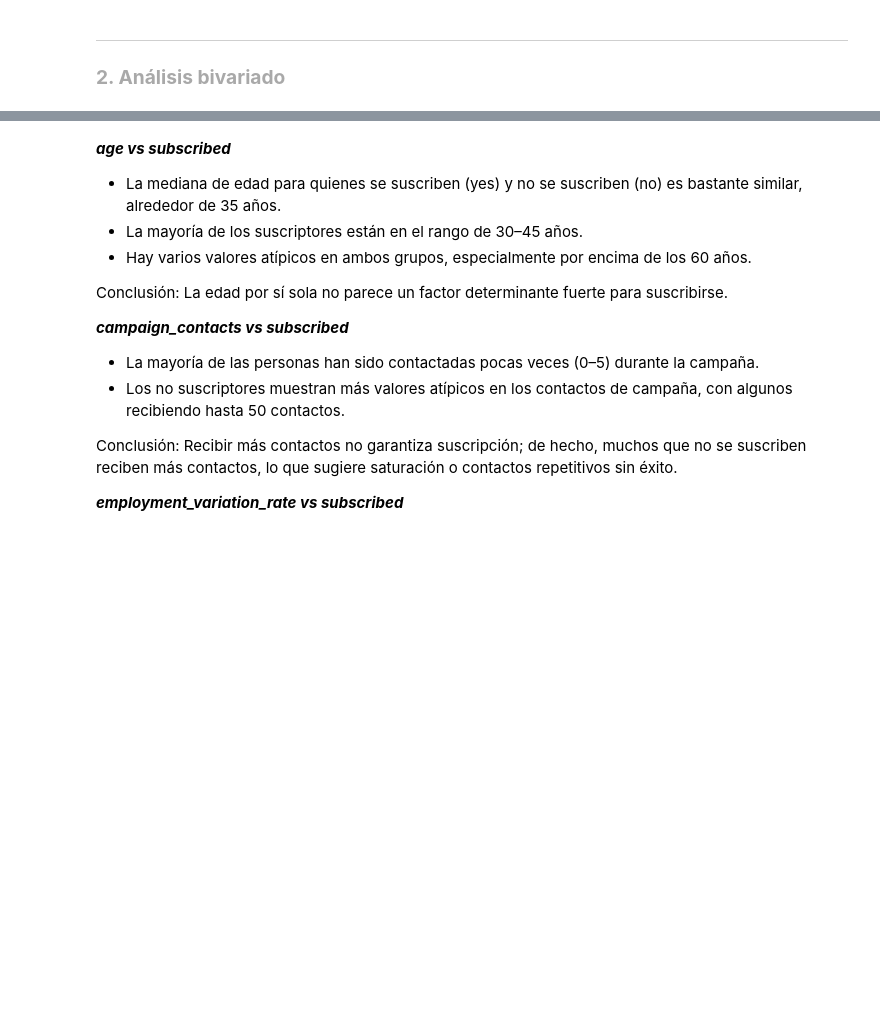
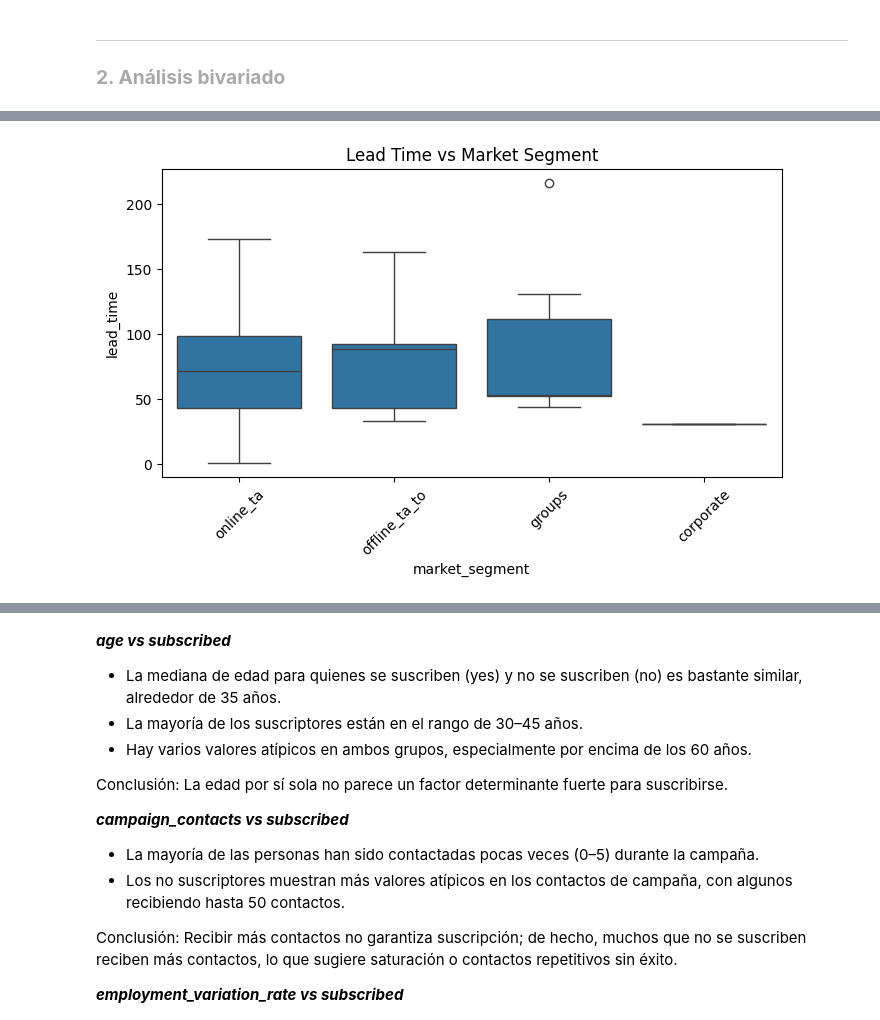
Before and after one commit to lorenalopezarenas/Booking_Reviews, a Jupyter notebook: notebooks/03. EDA.ipynb, the cells around one changed output, grey strips where cells are left out. Cells and saved outputs as stored; diff of their text form; code cells hidden in the pictures; blank space fills up the shorter version.

```diff
--- a/notebooks/03. EDA.ipynb
+++ b/notebooks/03. EDA.ipynb
@@ -379,0 +360,8 @@ Text(0.5, 1.0, 'Customer type vs Market segment')
+# %%
+plt.figure(figsize=(8,4))
+sns.boxplot(data=booking_reviews, x="market_segment", y="lead_time")
+plt.title("Lead Time vs Market Segment")
+plt.xticks(rotation=45)
+plt.show()
+# %% [output]
+[figure, added]
```
Also changed, not shown: parts of 30 cells of this notebook.
